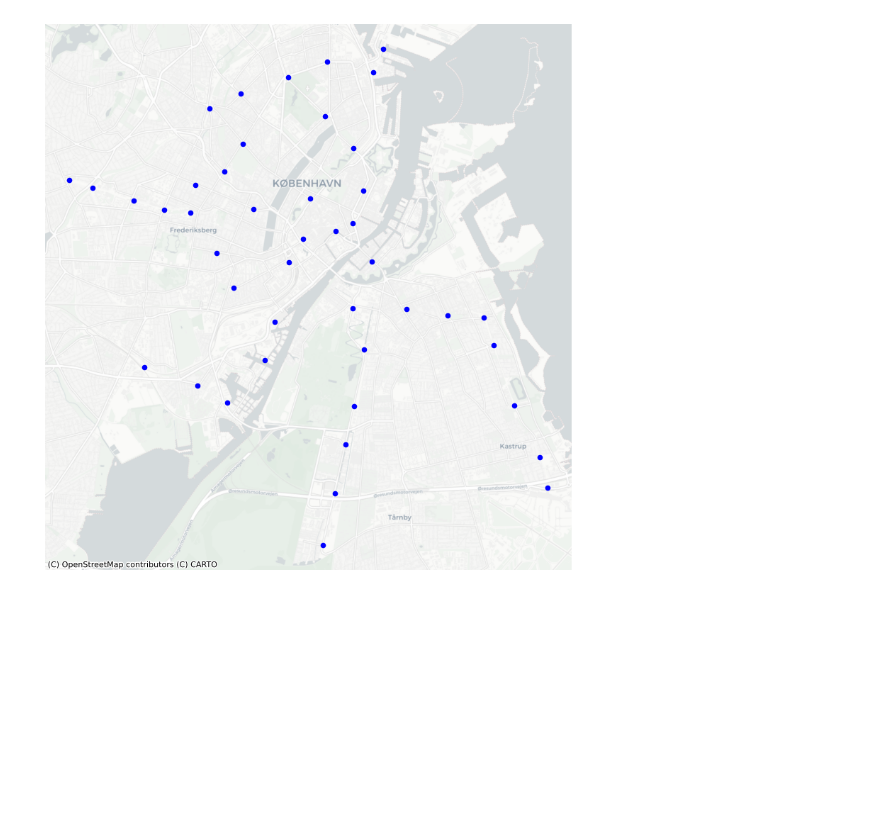
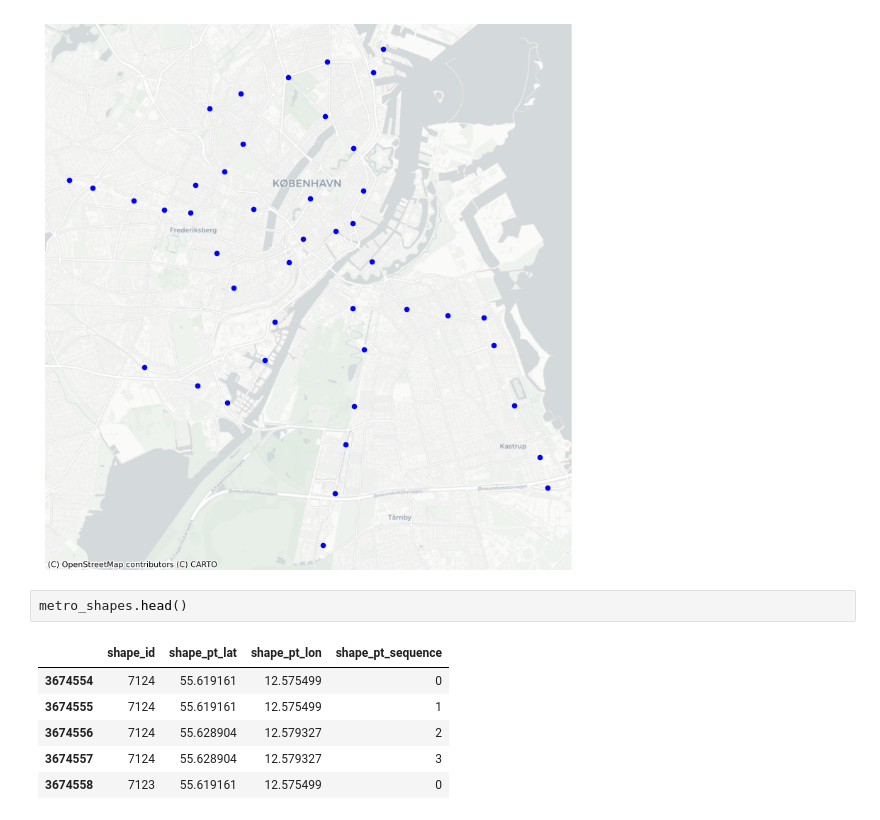
Before and after one commit to jevgbur/Genetic-algorithms-metro-optimization, a Jupyter notebook: data_loading.ipynb, the cells around one changed output. Cells and saved outputs as stored; diff of their text form; blank space fills up the shorter version.

```diff
--- a/data_loading.ipynb
+++ b/data_loading.ipynb
@@ -140,3 +140,12 @@ ax.set_axis_off()
 plt.show()
 # %% [output]
 [figure]
+# %%
+metro_shapes.head()
+# %% [output]
+|  | shape_id | shape_pt_lat | shape_pt_lon | shape_pt_sequence |
+| 3674554 | 7124 | 55.619161 | 12.575499 | 0 |
+| 3674555 | 7124 | 55.619161 | 12.575499 | 1 |
+| 3674556 | 7124 | 55.628904 | 12.579327 | 2 |
+| 3674557 | 7124 | 55.628904 | 12.579327 | 3 |
+| 3674558 | 7123 | 55.619161 | 12.575499 | 0 |
```
Also changed, not shown: parts of 3 cells of this notebook.
